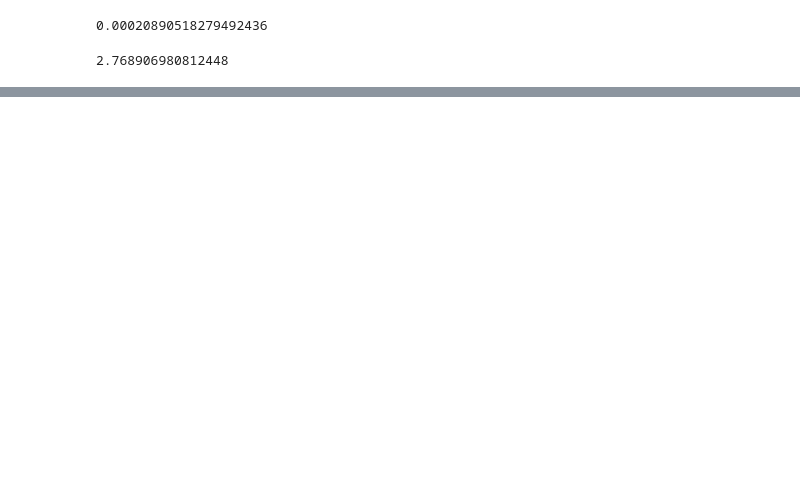
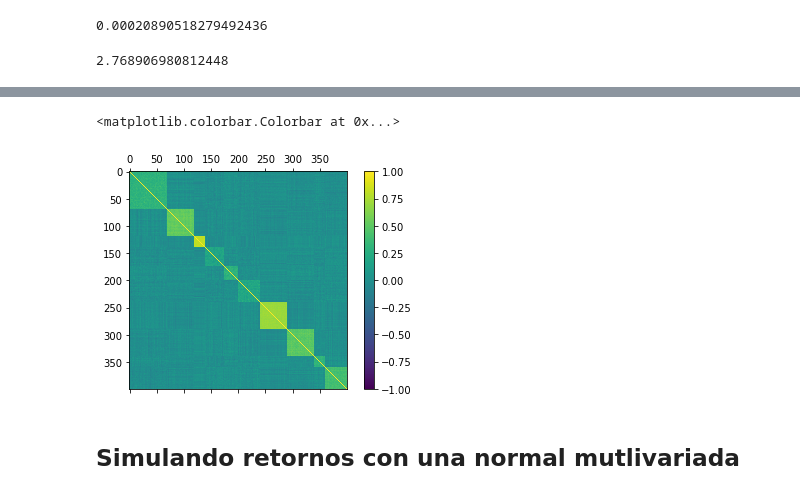
Before and after one commit to jduarte00/tesis, a Jupyter notebook: simulaciones.ipynb, the cells around one changed output, grey strips where cells are left out. Saved outputs shown, nothing was run; the diff lists cells and outputs as text; code cells hidden in the pictures; blank space fills up the shorter version.

Commit message:
añadir simulaciones con distribucion normal multivariada y refactoreo de codigo

```diff
--- a/simulaciones.ipynb
+++ b/simulaciones.ipynb
@@ -77,2 +88,2 @@ A continuación se tienen n columnas (una para cada día) y 10 filas (una para c
 # %%
-np.corrcoef(daily_returns)
+sample_corr = np.corrcoef(daily_returns)
@@ -120,0 +115,10 @@ plt.plot(daily_returns.T);
+# %%
+fig, axs = plt.subplots(1,1)
+#fig.set_size_inches(18.5, 10.5)
+caxs = axs.matshow(sample_corr, vmin=-1, vmax=1)
+fig.colorbar(caxs)
+# %% [output]
+<matplotlib.colorbar.Colorbar at 0x...>
+[figure, added]
+# %% [markdown]
+## Simulando retornos con una normal mutlivariada
```
Also changed, not shown: parts of 22 cells of this notebook.
